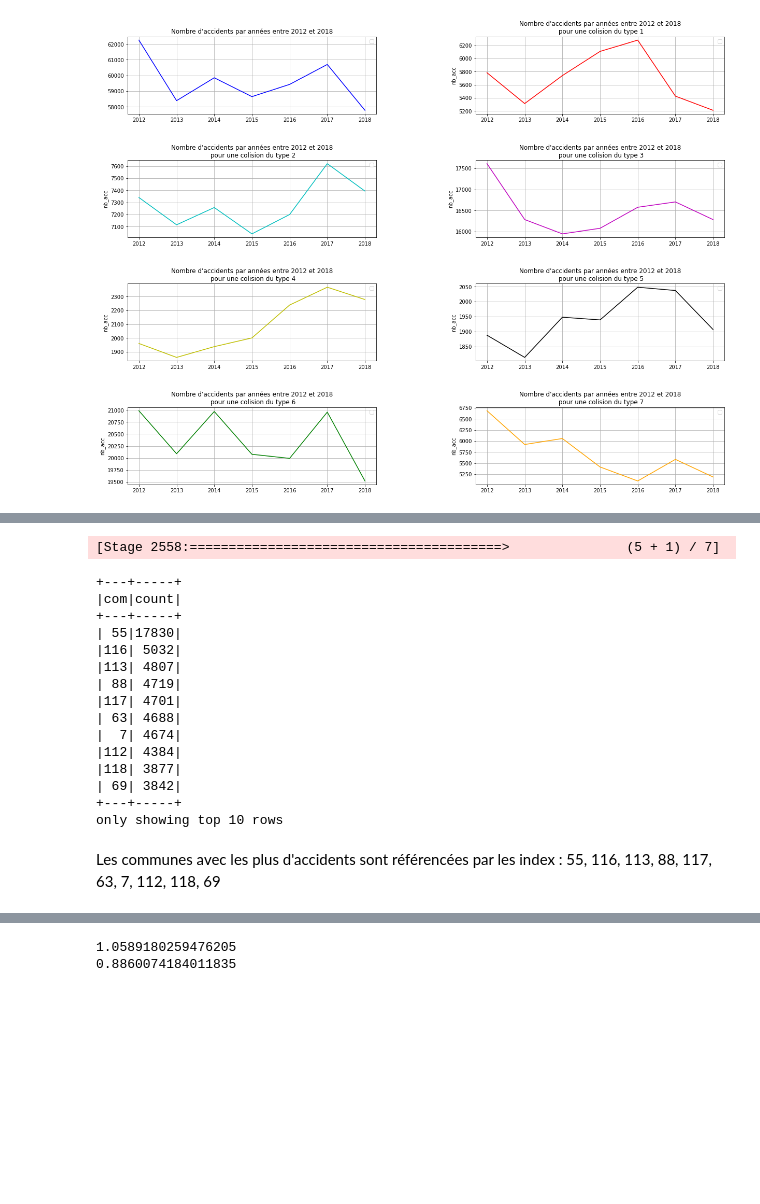
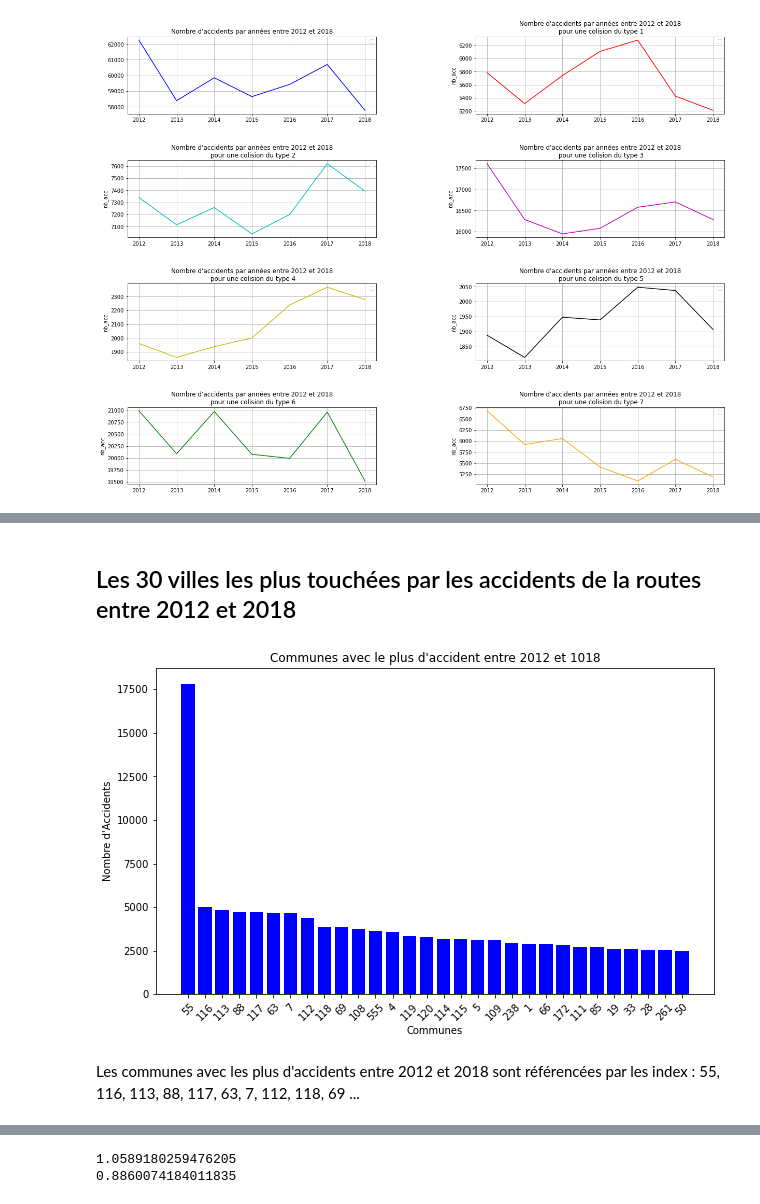
Before and after one commit to Ivanbtz9/Master2_datascience, a Jupyter notebook: Informatique_charbonel/DATA_Marie/Projet2_SPARK_5_12/V1.ipynb, the cells around one changed output, grey strips where cells are left out. Drawn from its saved outputs; the diff is of its cells as text; code cells hidden in the pictures; blank space fills up the shorter version.

```diff
--- a/Informatique_charbonel/DATA_Marie/Projet2_SPARK_5_12/V1.ipynb
+++ b/Informatique_charbonel/DATA_Marie/Projet2_SPARK_5_12/V1.ipynb
@@ -291,34 +246,33 @@ Nous remarquons que les recenssements d'accidents sont uniquement dans le sud de
+# %% [markdown]
+
+## Les 30 villes les plus touchées par les accidents de la routes entre 2012 et 2018
 # %%
-df_12_18 = car['car_2012']
+car_12_18 = car['car_2012']   #Initialise
 
-# Parcourir la liste des DataFrames et les unir un par un
+# Parcourir la liste des DataFrames et les unir un par un pour obtenir un DataFrame sur toutes les années
+
 for a in Annees[1:]:  # Commencer à partir du deuxième élément, car le premier est déjà dans df_12_18
-    df_12_18 = df_12_18.unionByName(car[f'car_{a}'])
+    car_12_18 = car_12_18.unionByName(car[f'car_{a}'])
 
 # Group by 'com' et compter
-count = df_final.groupBy('com').count()
+count = car_12_18.groupBy('com').count()
 
-# Afficher les 10 premières communes avec le plus grand nombre de lignes
-count.orderBy('count', ascending=False).show(10)
+# Afficher les 30 premières communes avec le plus grand nombre de lignes
+spark_df = count.orderBy('count', ascending=False)
+pandas_df = spark_df.toPandas().iloc[0:30]
+
+
+plt.figure(figsize=(10, 6))
+plt.bar(range(len(pandas_df['com'])), pandas_df['count'], color='b')  # Choisissez la couleur que vous préférez
+plt.xticks(range(len(pandas_df['com'])), pandas_df['com'],rotation=45)
+plt.title("Communes avec le plus d'accident entre 2012 et 1018")
+plt.xlabel('Communes')
+plt.ylabel('Nombre d\'Accidents')
+plt.show()
 # %% [output]
-[Stage 2558:========================================>               (5 + 1) / 7]
-+---+-----+
-|com|count|
-+---+-----+
-| 55|17830|
-|116| 5032|
-|113| 4807|
-| 88| 4719|
-|117| 4701|
-| 63| 4688|
-|  7| 4674|
-|112| 4384|
-|118| 3877|
-| 69| 3842|
-+---+-----+
-only showing top 10 rows
+[figure, added]
 # %% [markdown]
-Les communes avec les plus d'accidents sont référencées par les index : 55, 116, 113, 88, 117, 63, 7, 112, 118, 69
+Les communes avec les plus d'accidents entre 2012 et 2018 sont référencées par les index : 55, 116, 113, 88, 117, 63, 7, 112, 118, 69 ...
 # %% [markdown]
 ## Accidents par périodes de l'année entre 2012 et 2018
 
```
Also changed, not shown: parts of 42 cells of this notebook, 7 other files.
